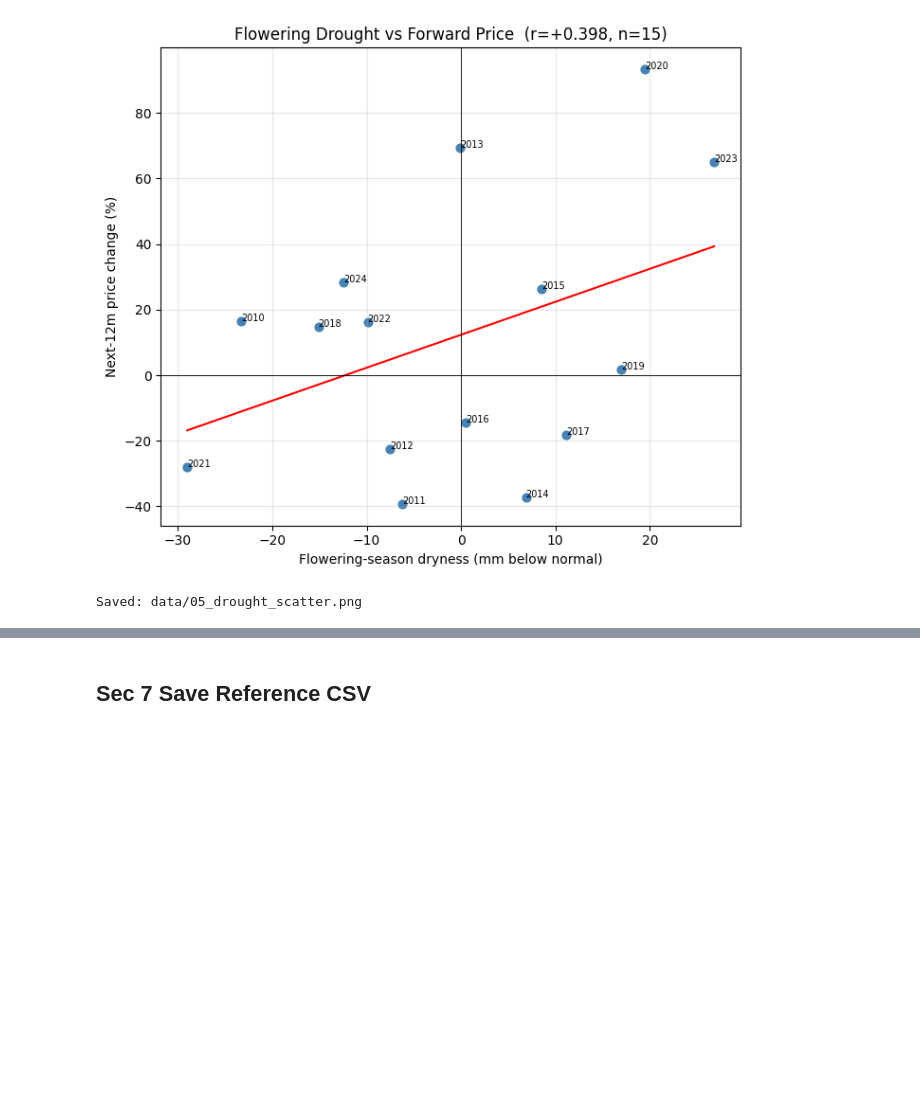
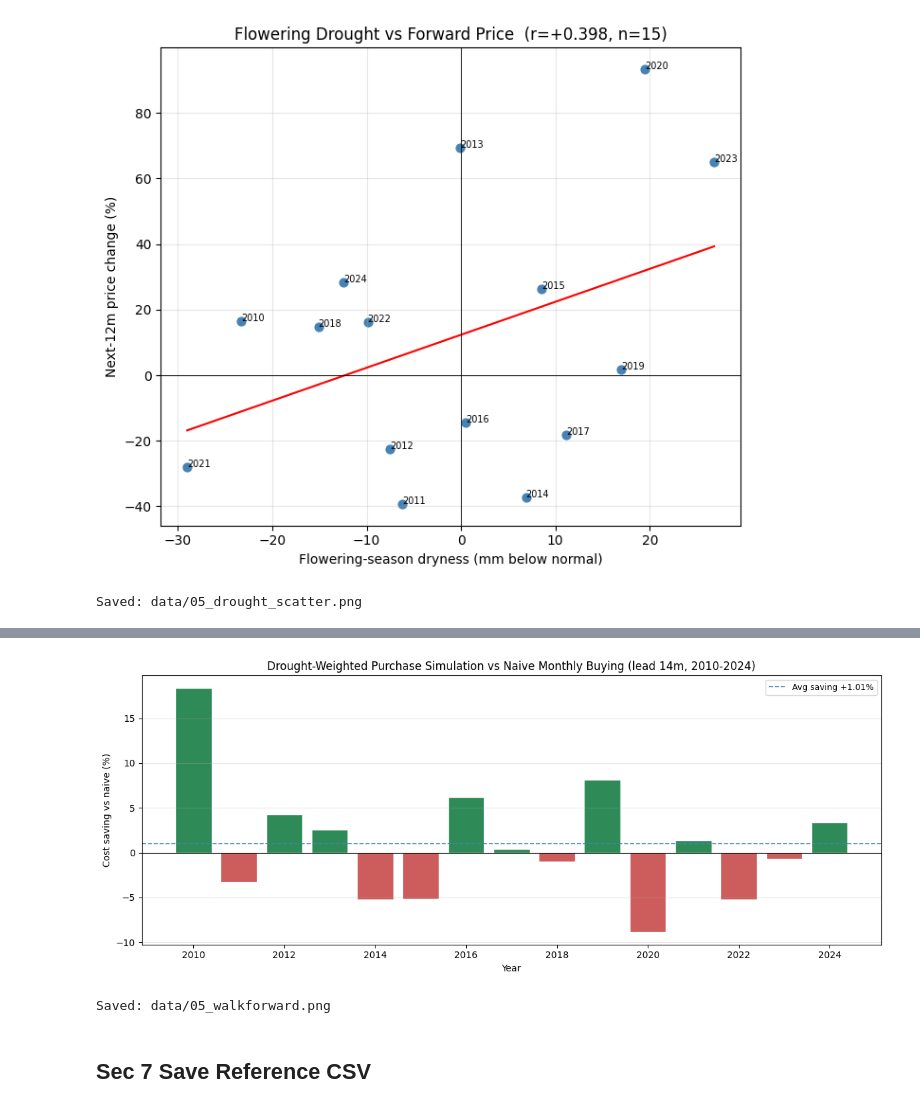
Before and after one commit to abhirajp97/greensignal, a Jupyter notebook: notebooks/coffee_backtests/05_chirps_signal.ipynb, the cells around one changed output, grey strips where cells are left out. Saved outputs shown, nothing was run; the diff lists cells and outputs as text; code cells hidden in the pictures; blank space fills up the shorter version.

```diff
--- a/notebooks/coffee_backtests/05_chirps_signal.ipynb
+++ b/notebooks/coffee_backtests/05_chirps_signal.ipynb
@@ -28,9 +28,10 @@ from dotenv import load_dotenv  # noqa: E402
 
 load_dotenv('../../.env')
 proj = os.environ.get('EARTHENGINE_PROJECT')
-assert proj, (
-    'Set EARTHENGINE_PROJECT (Cloud project ID) in the environment or ../../.env, '
-    'and run `uv run earthengine authenticate` first.'
-)
-print('Earth Engine project:', proj)
+GEE_AVAILABLE = bool(proj)
+if GEE_AVAILABLE:
+    print('Earth Engine project:', proj)
+else:
+    print('EARTHENGINE_PROJECT not set -- Sec 1 will fall back to the cached '
+          'data/chirps_minas_monthly.csv instead of a live GEE fetch.')
 # %% [output]
@@ -67,9 +76,14 @@ Records: 216
 # %%
-rain = pd.DataFrame(
-    [{'date': o.observed_date, 'precip': o.value} for o in obs]
-).set_index('date')
-rain.index = pd.to_datetime(rain.index)
-rain = rain.sort_index()
+if obs is not None:
+    rain = pd.DataFrame(
+        [{'date': o.observed_date, 'precip': o.value} for o in obs]
+    ).set_index('date')
+    rain.index = pd.to_datetime(rain.index)
+    rain = rain.sort_index()
+else:
+    rain = pd.read_csv(
+        'data/chirps_minas_monthly.csv', parse_dates=['date'], index_col='date'
+    )[['precip']]
 
 print(f'CHIRPS: {len(rain)} months, '
       f'{rain.index[0].date()} to {rain.index[-1].date()}')
@@ -304,3 +366,23 @@ Saved: data/05_drought_rolling.png
+# %%
+fig, ax = plt.subplots(figsize=(12, 5))
+colors = ['seagreen' if v > 0 else 'indianred' for v in wf['saving_pct']]
+ax.bar(wf.index, wf['saving_pct'], color=colors, edgecolor='white')
+ax.axhline(0, color='black', lw=0.8)
+ax.axhline(avg_saving, color='steelblue', linestyle='--', lw=1.2,
+           label=f'Avg saving {avg_saving:+.2f}%')
+ax.set_xlabel('Year')
+ax.set_ylabel('Cost saving vs naive (%)')
+ax.set_title(f'Drought-Weighted Purchase Simulation vs Naive Monthly Buying '
+             f'(lead {best}m, 2010-2024)')
+ax.legend(fontsize=9)
+ax.grid(True, alpha=0.3, axis='y')
+plt.tight_layout()
+plt.savefig('data/05_walkforward.png', dpi=150, bbox_inches='tight')
+plt.show()
+print('Saved: data/05_walkforward.png')
+# %% [output]
+[figure, added]
+Saved: data/05_walkforward.png
 # %% [markdown]
 ## Sec 7  Save Reference CSV
 # %%
```
Also changed, not shown: parts of 8 cells of this notebook, 17 other files.
